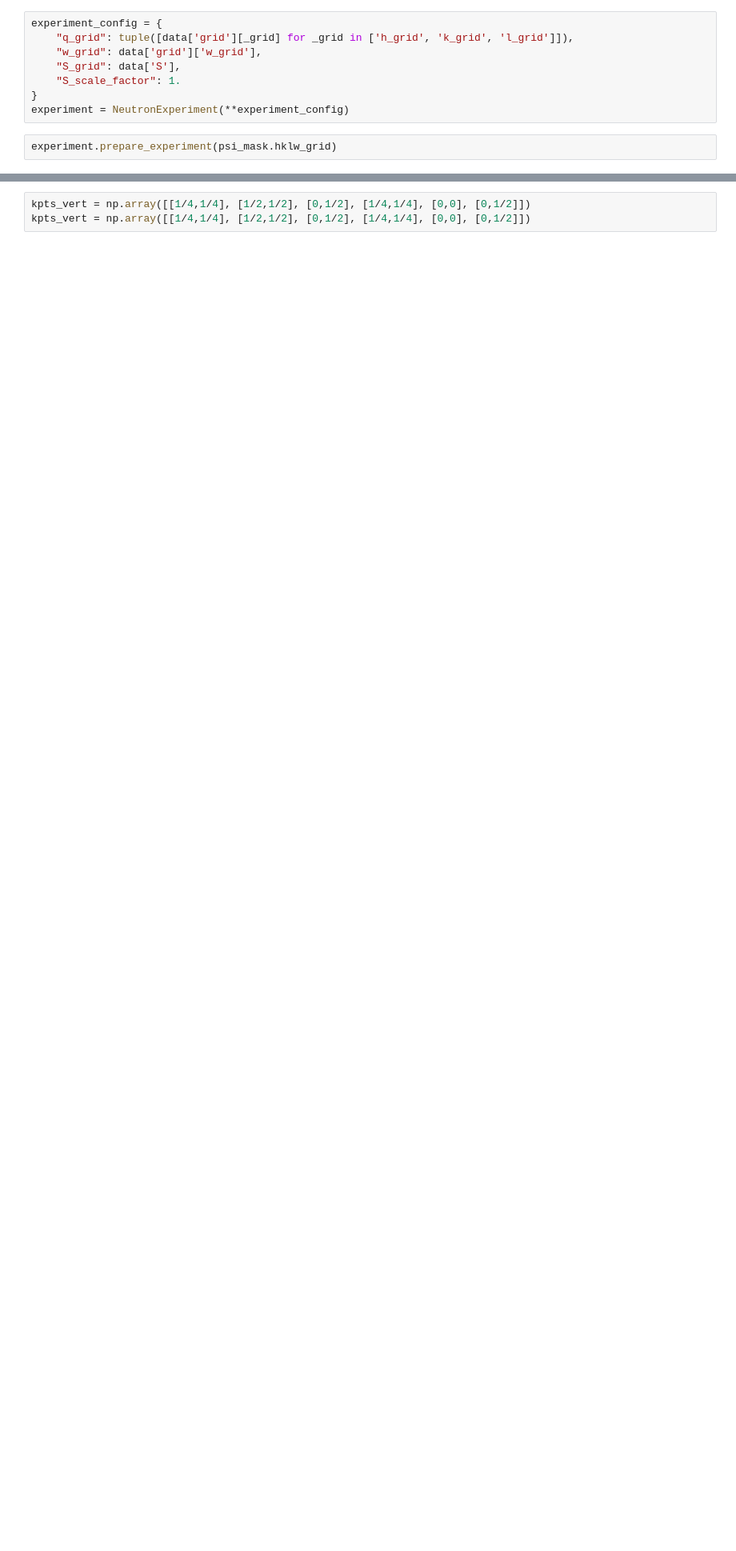
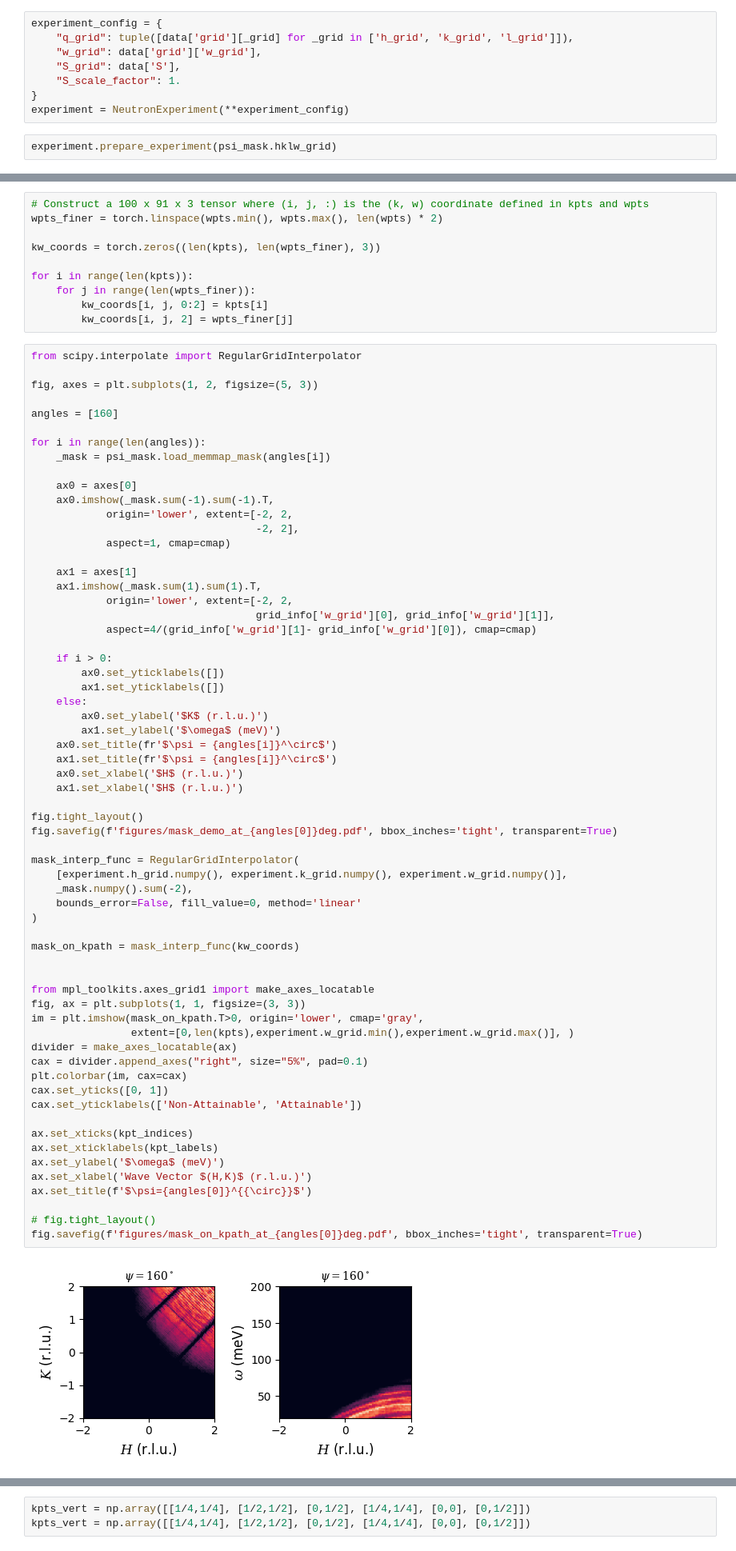
Before and after one commit to zhantaochen/inxs-steering, a Jupyter notebook: paper_preperation/mask_spec_visualization.ipynb, the cells around one changed output, grey strips where cells are left out. Shown at 80% size. Saved outputs shown, nothing was run; the diff lists cells and outputs as text; blank space fills up the shorter version.

```diff
--- a/paper_preperation/mask_spec_visualization.ipynb
+++ b/paper_preperation/mask_spec_visualization.ipynb
@@ -140,0 +137,75 @@ fig.savefig('figures/S_exp.pdf', bbox_inches='tight', transparent=True)
+# %%
+# Construct a 100 x 91 x 3 tensor where (i, j, :) is the (k, w) coordinate defined in kpts and wpts
+wpts_finer = torch.linspace(wpts.min(), wpts.max(), len(wpts) * 2)
+
+kw_coords = torch.zeros((len(kpts), len(wpts_finer), 3))
+
+for i in range(len(kpts)):
+    for j in range(len(wpts_finer)):
+        kw_coords[i, j, 0:2] = kpts[i]
+        kw_coords[i, j, 2] = wpts_finer[j]
+# %%
+from scipy.interpolate import RegularGridInterpolator
+
+fig, axes = plt.subplots(1, 2, figsize=(5, 3))
+
+angles = [160]
+
+for i in range(len(angles)):
+    _mask = psi_mask.load_memmap_mask(angles[i])
+
+    ax0 = axes[0]
+    ax0.imshow(_mask.sum(-1).sum(-1).T,
+            origin='lower', extent=[-2, 2,
+                                    -2, 2],
+            aspect=1, cmap=cmap)
+
+    ax1 = axes[1]
+    ax1.imshow(_mask.sum(1).sum(1).T,
+            origin='lower', extent=[-2, 2,
+                                    grid_info['w_grid'][0], grid_info['w_grid'][1]],
+            aspect=4/(grid_info['w_grid'][1]- grid_info['w_grid'][0]), cmap=cmap)
+
+    if i > 0:
+        ax0.set_yticklabels([])
+        ax1.set_yticklabels([])
+    else:
+        ax0.set_ylabel('$K$ (r.l.u.)')
+        ax1.set_ylabel('$\omega$ (meV)')
+    ax0.set_title(fr'$\psi = {angles[i]}^\circ$')
+    ax1.set_title(fr'$\psi = {angles[i]}^\circ$')
+    ax0.set_xlabel('$H$ (r.l.u.)')
+    ax1.set_xlabel('$H$ (r.l.u.)')
+
+fig.tight_layout()
+fig.savefig(f'figures/mask_demo_at_{angles[0]}deg.pdf', bbox_inches='tight', transparent=True)
+
+mask_interp_func = RegularGridInterpolator(
+    [experiment.h_grid.numpy(), experiment.k_grid.numpy(), experiment.w_grid.numpy()],
+    _mask.numpy().sum(-2),
+    bounds_error=False, fill_value=0, method='linear'
+)
+
+mask_on_kpath = mask_interp_func(kw_coords)
+
+
+from mpl_toolkits.axes_grid1 import make_axes_locatable
+fig, ax = plt.subplots(1, 1, figsize=(3, 3))
+im = plt.imshow(mask_on_kpath.T>0, origin='lower', cmap='gray',
+                extent=[0,len(kpts),experiment.w_grid.min(),experiment.w_grid.max()], )
+divider = make_axes_locatable(ax)
+cax = divider.append_axes("right", size="5%", pad=0.1)
+plt.colorbar(im, cax=cax)
+cax.set_yticks([0, 1])
+cax.set_yticklabels(['Non-Attainable', 'Attainable'])
+
+ax.set_xticks(kpt_indices)
+ax.set_xticklabels(kpt_labels)
+ax.set_ylabel('$\omega$ (meV)')
+ax.set_xlabel('Wave Vector $(H,K)$ (r.l.u.)')
+ax.set_title(f'$\psi={angles[0]}^{{\circ}}$')
+
+# fig.tight_layout()
+fig.savefig(f'figures/mask_on_kpath_at_{angles[0]}deg.pdf', bbox_inches='tight', transparent=True)
+# %% [output]
+[figure, added]
```
Also changed, not shown: parts of 4 cells of this notebook, 21 other files.
